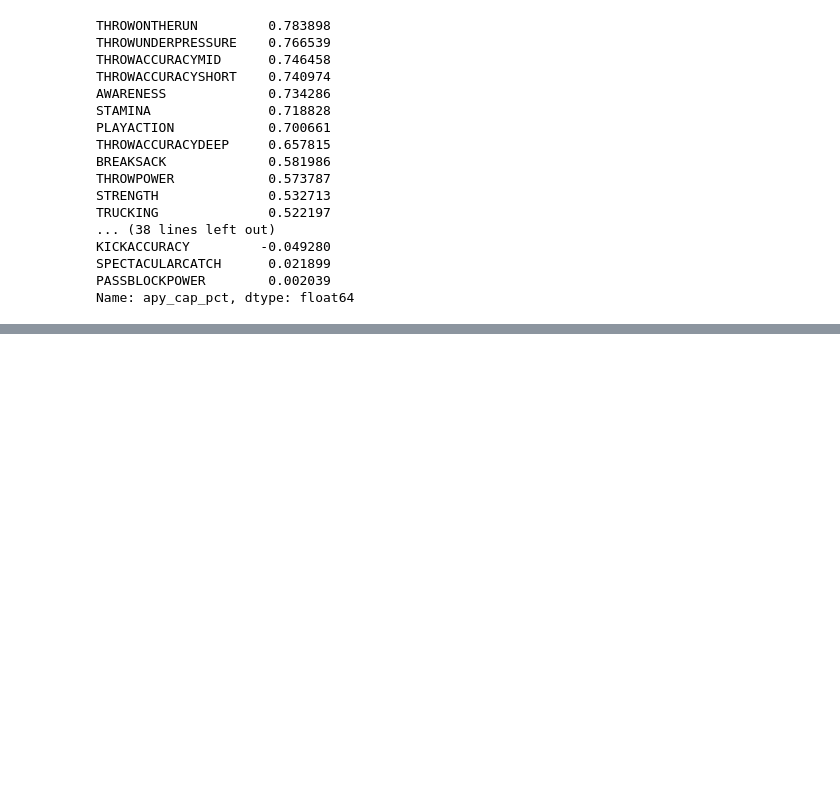
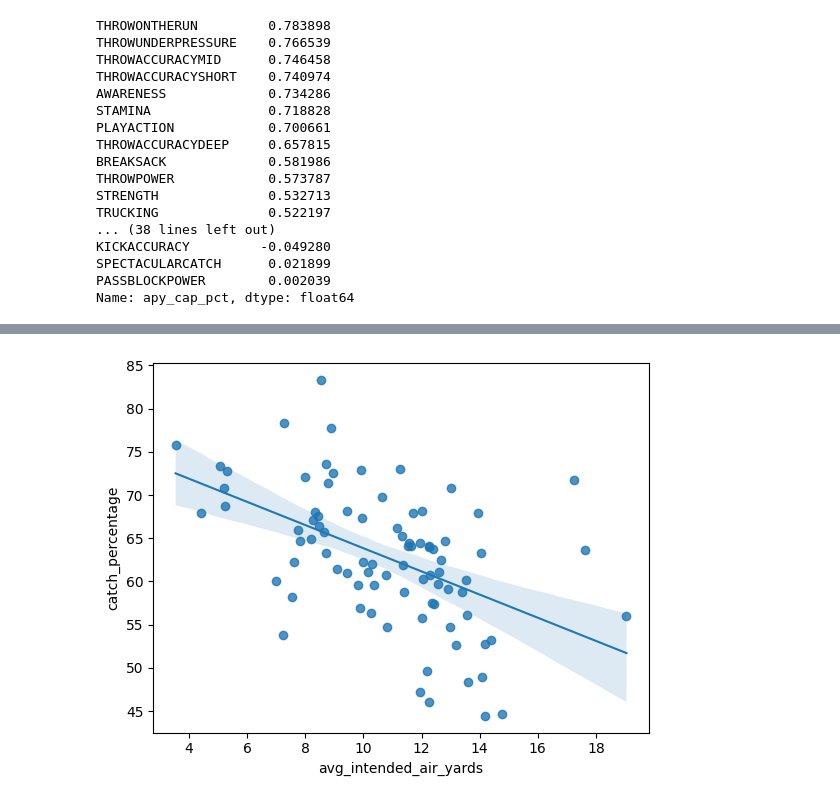
Before and after one commit to CharlieHubbard7/NFLResearch, a Jupyter notebook: NFL_Research_(5_26_26).ipynb, the cells around one changed output, grey strips where cells are left out. Cells and saved outputs as stored; diff of their text form; code cells hidden in the pictures; blank space fills up the shorter version.

```diff
--- a/NFL_Research_(5_26_26).ipynb
+++ b/NFL_Research_(5_26_26).ipynb
@@ -699,0 +782,6 @@ Name: apy_cap_pct, dtype: float64
+# %%
+sns.regplot(data=temp2, x="avg_intended_air_yards", y="catch_percentage", order = 1, scatter=True,
+            line_kws={"linewidth": 1.5})
+plt.show()
+# %% [output]
+[figure, added]
```
Also changed, not shown: parts of 27 cells of this notebook.
